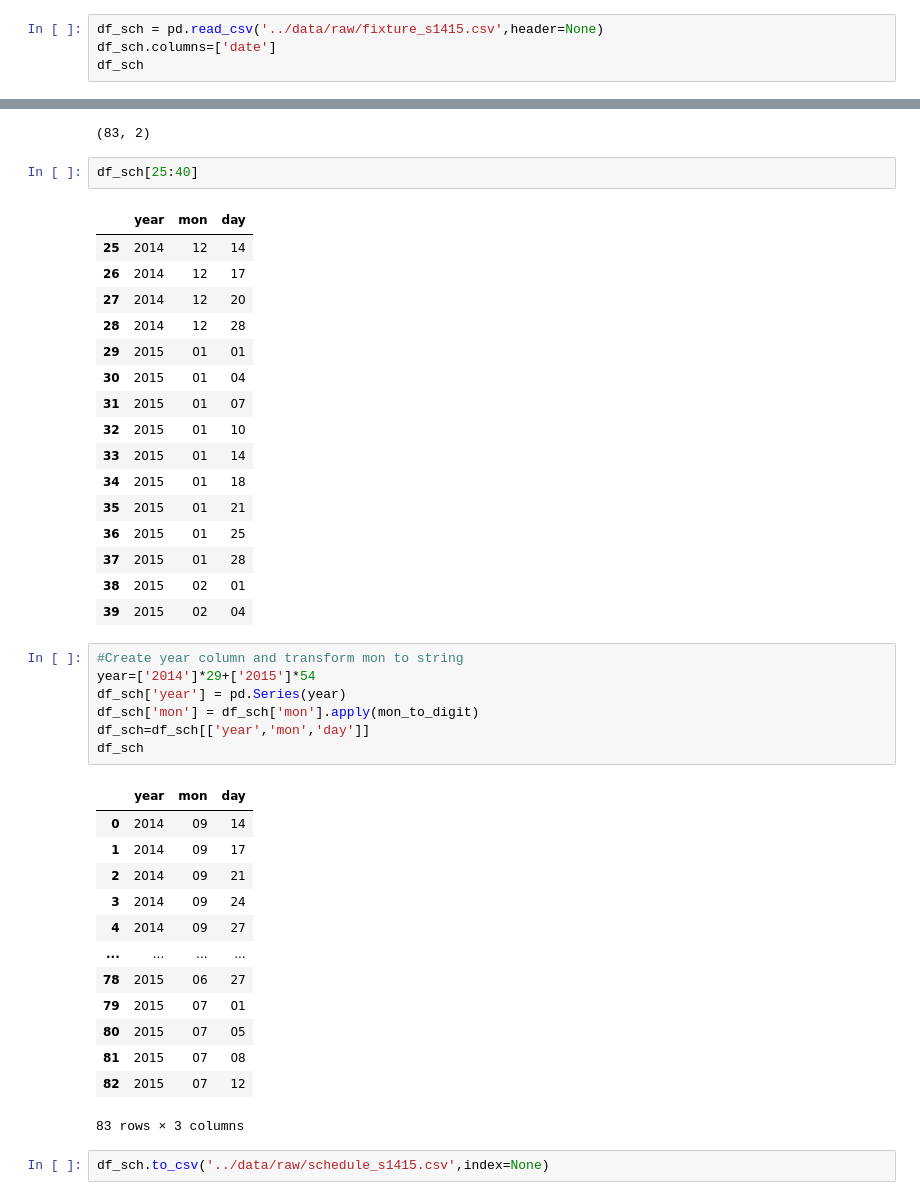
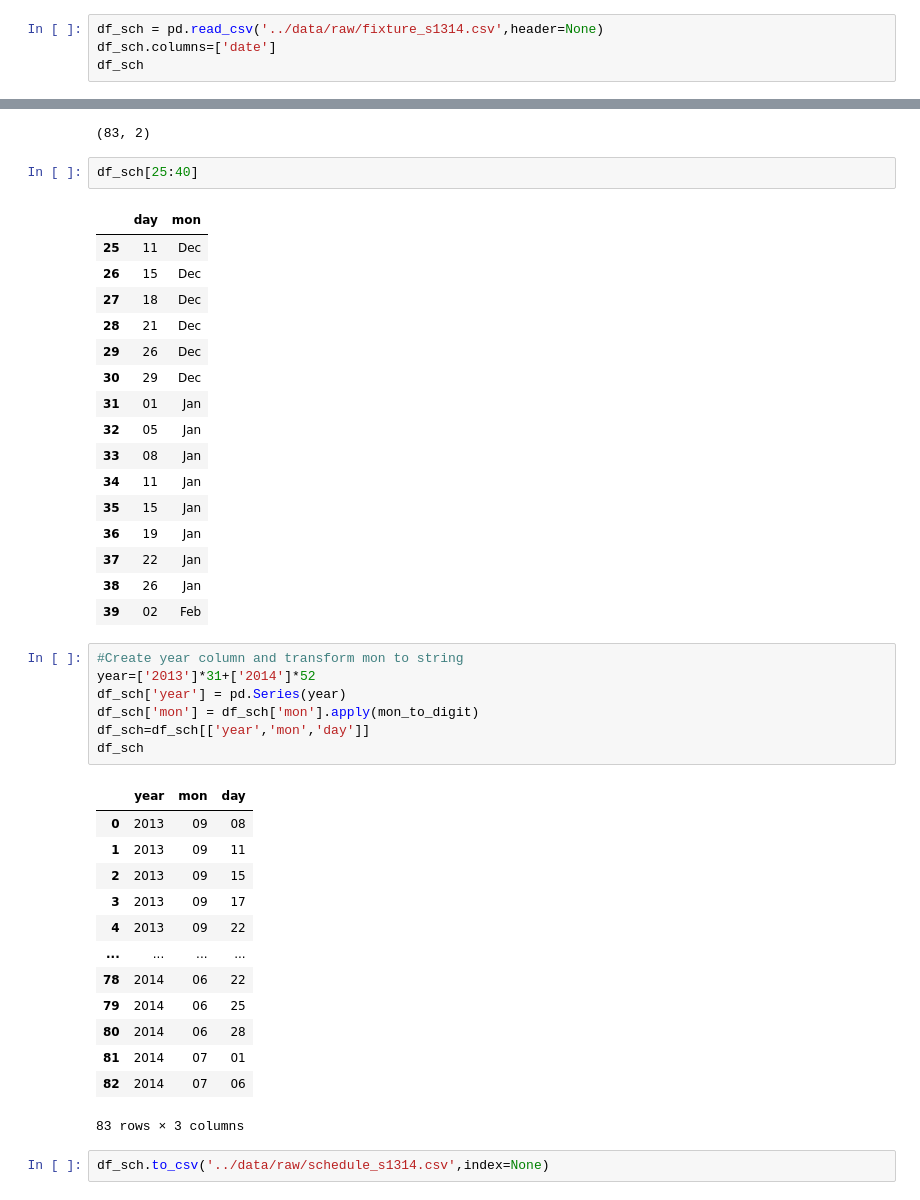
Before and after one commit to heodi510/hk-horse-racing, a Jupyter notebook: nbs/extract_sch_from_csv.ipynb, the cells around one changed output, grey strips where cells are left out. Saved outputs shown, nothing was run; the diff lists cells and outputs as text.

```diff
--- a/nbs/extract_sch_from_csv.ipynb
+++ b/nbs/extract_sch_from_csv.ipynb
@@ -1,7 +1,7 @@
 # %%
 import pandas as pd
 # %%
-df_sch = pd.read_csv('../data/raw/fixture_s1415.csv',header=None)
+df_sch = pd.read_csv('../data/raw/fixture_s1314.csv',header=None)
 df_sch.columns=['date']
 df_sch
 # %% [output]
@@ -66,42 +66,42 @@ df_sch.shape
 # %%
 df_sch[25:40]
 # %% [output]
-|  | year | mon | day |
-| 25 | 2014 | 12 | 14 |
-| 26 | 2014 | 12 | 17 |
-| 27 | 2014 | 12 | 20 |
-| 28 | 2014 | 12 | 28 |
-| 29 | 2015 | 01 | 01 |
-| 30 | 2015 | 01 | 04 |
-| 31 | 2015 | 01 | 07 |
-| 32 | 2015 | 01 | 10 |
-| 33 | 2015 | 01 | 14 |
-| 34 | 2015 | 01 | 18 |
-| 35 | 2015 | 01 | 21 |
-| 36 | 2015 | 01 | 25 |
-| 37 | 2015 | 01 | 28 |
-| 38 | 2015 | 02 | 01 |
-| 39 | 2015 | 02 | 04 |
+|  | day | mon |
+| 25 | 11 | Dec |
+| 26 | 15 | Dec |
+| 27 | 18 | Dec |
+| 28 | 21 | Dec |
+| 29 | 26 | Dec |
+| 30 | 29 | Dec |
+| 31 | 01 | Jan |
+| 32 | 05 | Jan |
+| 33 | 08 | Jan |
+| 34 | 11 | Jan |
+| 35 | 15 | Jan |
+| 36 | 19 | Jan |
+| 37 | 22 | Jan |
+| 38 | 26 | Jan |
+| 39 | 02 | Feb |
 # %%
 #Create year column and transform mon to string
-year=['2014']*29+['2015']*54
+year=['2013']*31+['2014']*52
 df_sch['year'] = pd.Series(year)
 df_sch['mon'] = df_sch['mon'].apply(mon_to_digit)
 df_sch=df_sch[['year','mon','day']]
 df_sch
 # %% [output]
 |  | year | mon | day |
-| 0 | 2014 | 09 | 14 |
-| 1 | 2014 | 09 | 17 |
-| 2 | 2014 | 09 | 21 |
-| 3 | 2014 | 09 | 24 |
-| 4 | 2014 | 09 | 27 |
+| 0 | 2013 | 09 | 08 |
+| 1 | 2013 | 09 | 11 |
+| 2 | 2013 | 09 | 15 |
+| 3 | 2013 | 09 | 17 |
+| 4 | 2013 | 09 | 22 |
 | ... | ... | ... | ... |
-| 78 | 2015 | 06 | 27 |
-| 79 | 2015 | 07 | 01 |
-| 80 | 2015 | 07 | 05 |
-| 81 | 2015 | 07 | 08 |
-| 82 | 2015 | 07 | 12 |
+| 78 | 2014 | 06 | 22 |
+| 79 | 2014 | 06 | 25 |
+| 80 | 2014 | 06 | 28 |
+| 81 | 2014 | 07 | 01 |
+| 82 | 2014 | 07 | 06 |
 83 rows × 3 columns
 # %%
-df_sch.to_csv('../data/raw/schedule_s1415.csv',index=None)
+df_sch.to_csv('../data/raw/schedule_s1314.csv',index=None)
```
Also changed, not shown: parts of 1 cell of this notebook, 30 other files.
